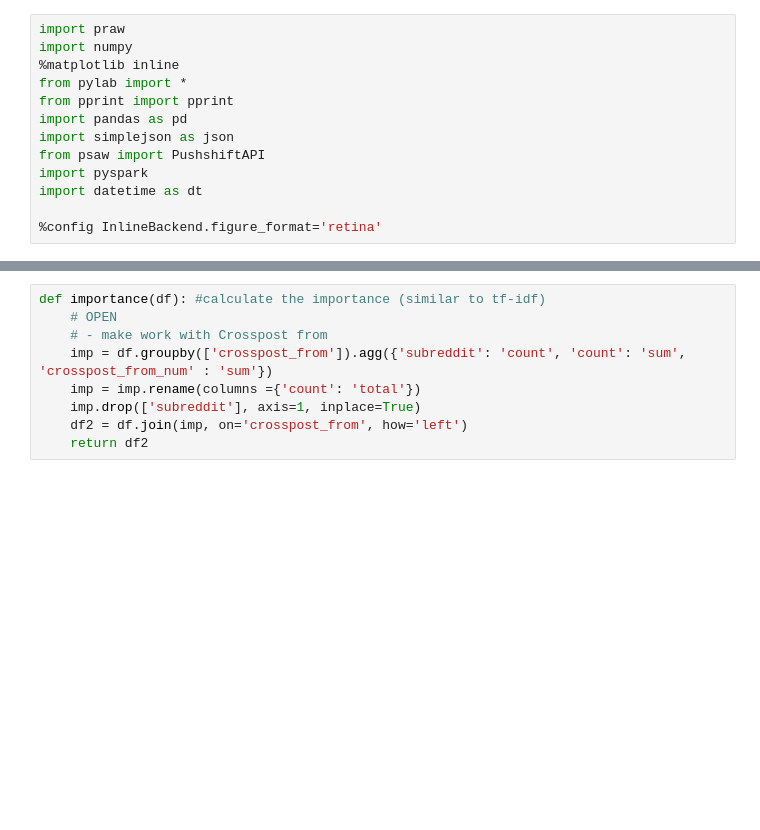
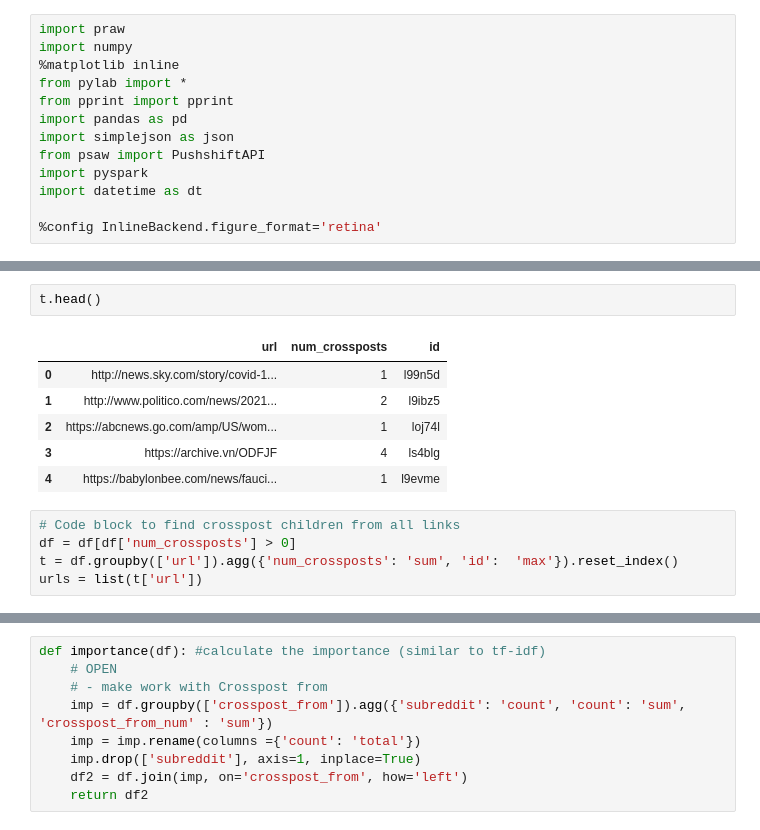
Before and after one commit to jvschlierf/networkthesis, a Jupyter notebook: Test_run/test.ipynb, the cells around one changed output, grey strips where cells are left out. Drawn from its saved outputs; the diff is of its cells as text; blank space fills up the shorter version.

```diff
--- a/Test_run/test.ipynb
+++ b/Test_run/test.ipynb
@@ -30,0 +40,14 @@ Version 7.5.0 of praw is outdated. Version 7.6.0 was released Tuesday May 10, 20
+# %%
+t.head()
+# %% [output]
+|  | url | num_crossposts | id |
+| 0 | http://news.sky.com/story/covid-1... | 1 | l99n5d |
+| 1 | http://www.politico.com/news/2021... | 2 | l9ibz5 |
+| 2 | https://abcnews.go.com/amp/US/wom... | 1 | loj74l |
+| 3 | https://archive.vn/ODFJF | 4 | ls4blg |
+| 4 | https://babylonbee.com/news/fauci... | 1 | l9evme |
+# %%
+# Code block to find crosspost children from all links
+df = df[df['num_crossposts'] > 0]
+t = df.groupby(['url']).agg({'num_crossposts': 'sum', 'id':  'max'}).reset_index()
+urls = list(t['url'])
```
Also changed, not shown: parts of 15 cells of this notebook, 1 other file.
